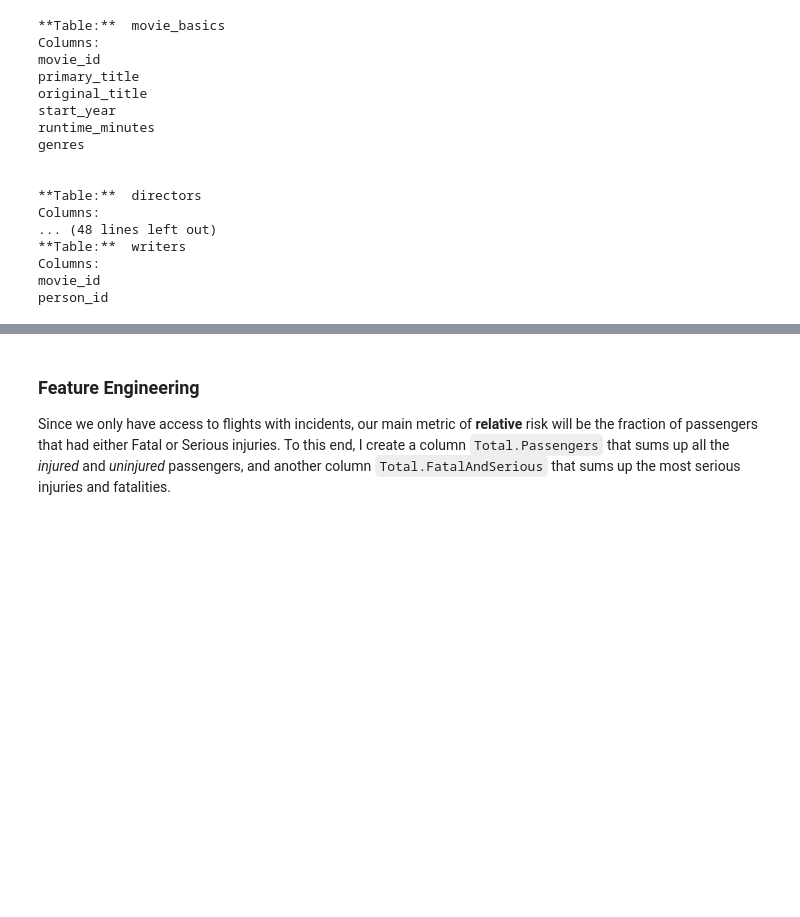
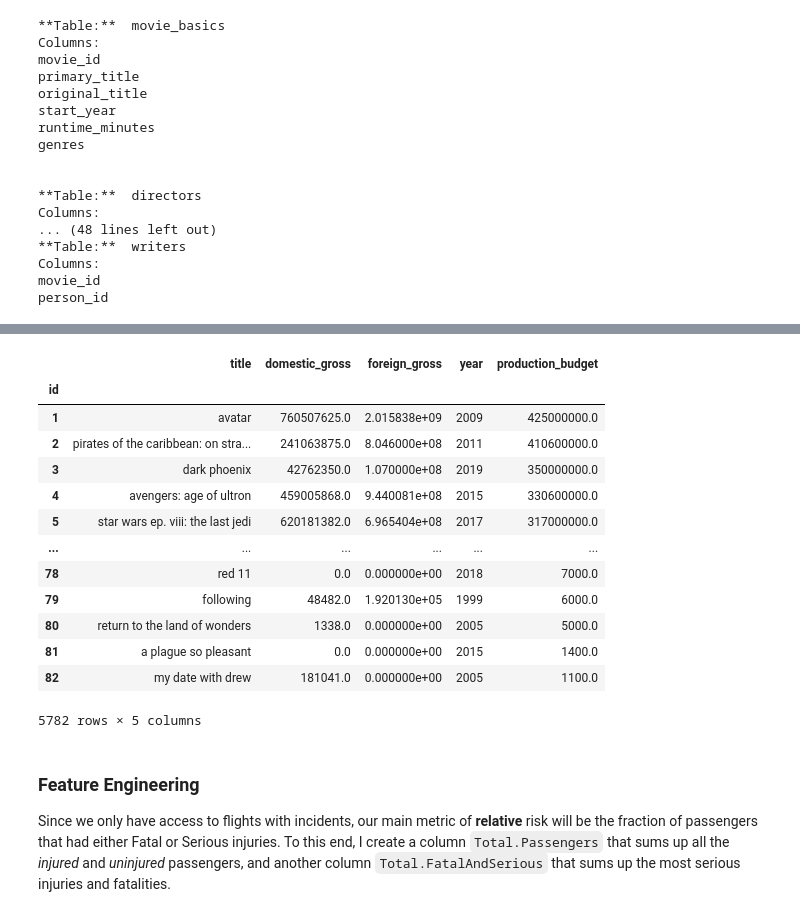
Before and after one commit to christopheraaronhenry/box_office_growth, a Jupyter notebook: box_office_growth.ipynb, the cells around one changed output, grey strips where cells are left out. Saved outputs shown, nothing was run; the diff lists cells and outputs as text; code cells hidden in the pictures; blank space fills up the shorter version.

Commit message:
Preprocessed BOM and TN databases

```diff
--- a/box_office_growth.ipynb
+++ b/box_office_growth.ipynb
@@ -176,3 +179,39 @@ aviation_df['Year'] = aviation_df['Year'].astype(int)
+# %%
+## PREPROCESS The Numbers database
+
+# loop over the fields below and convert from string to float, removing formatting
+fields = ['production_budget','domestic_gross','worldwide_gross']
+for field in fields:
+    df_TN[field] = df_TN[field].apply(lambda x: float(x[1:].replace(',','')))
+
+# convert movie titles to lowercase
+df_TN['title'] = df_TN['movie'].apply(lambda x: x.lower())
+
+# convert release dates to integer years
+df_TN['year'] = df_TN['release_date'].apply(lambda x: int(x[-4:]))
+
+# calculate foreign gross by subtracting domestic from worldwide gross
+df_TN['foreign_gross'] = df_TN['worldwide_gross'] - df_TN['domestic_gross']
+
+## keep columns to be consistent with Box Office Mojo database
+df_TN_clean = df_TN[['title','domestic_gross','foreign_gross','year','production_budget']]
+# %%
+df_TN_clean
+# %% [output]
+|  | title | domestic_gross | foreign_gross | year | production_budget |
+| id |  |  |  |  |  |
+| 1 | avatar | 760507625.0 | 2.015838e+09 | 2009 | 425000000.0 |
+| 2 | pirates of the caribbean: on stra... | 241063875.0 | 8.046000e+08 | 2011 | 410600000.0 |
+| 3 | dark phoenix | 42762350.0 | 1.070000e+08 | 2019 | 350000000.0 |
+| 4 | avengers: age of ultron | 459005868.0 | 9.440081e+08 | 2015 | 330600000.0 |
+| 5 | star wars ep. viii: the last jedi | 620181382.0 | 6.965404e+08 | 2017 | 317000000.0 |
+| ... | ... | ... | ... | ... | ... |
+| 78 | red 11 | 0.0 | 0.000000e+00 | 2018 | 7000.0 |
+| 79 | following | 48482.0 | 1.920130e+05 | 1999 | 6000.0 |
+| 80 | return to the land of wonders | 1338.0 | 0.000000e+00 | 2005 | 5000.0 |
+| 81 | a plague so pleasant | 0.0 | 0.000000e+00 | 2015 | 1400.0 |
+| 82 | my date with drew | 181041.0 | 0.000000e+00 | 2005 | 1100.0 |
+5782 rows × 5 columns
 # %% [markdown]
 ### Feature Engineering
 
```
Also changed, not shown: parts of 4 cells of this notebook.
